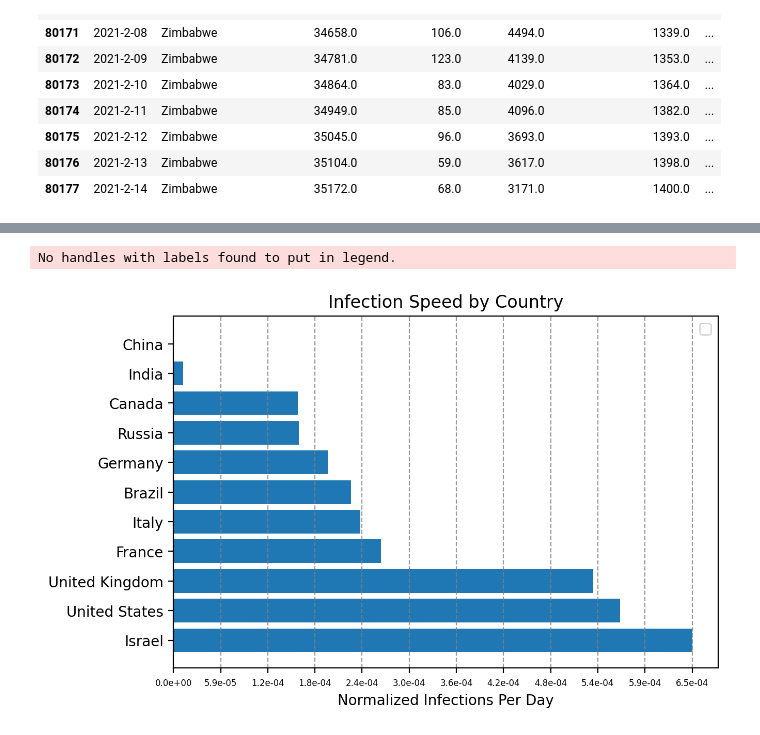
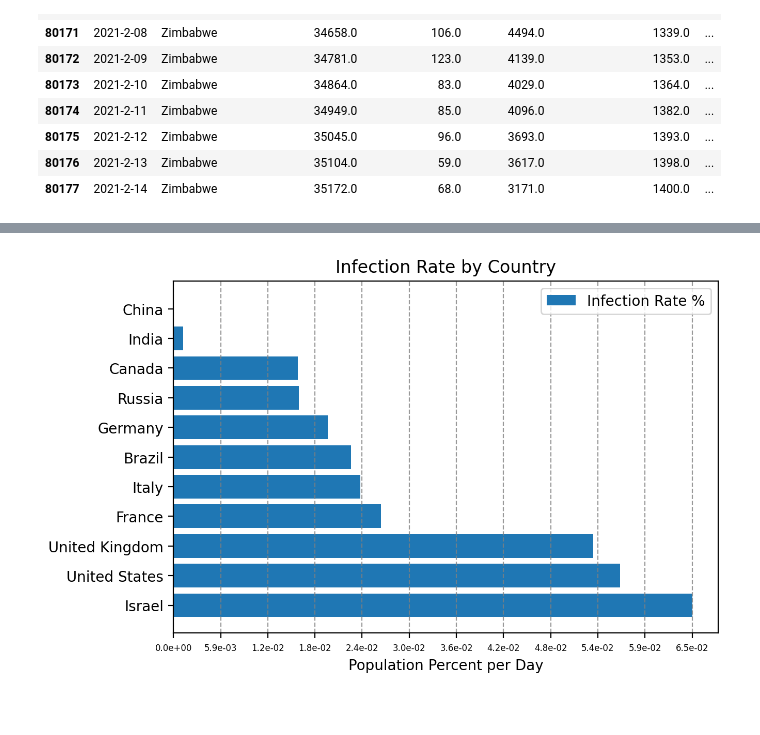
Before and after one commit to nievesrd-ai/data-scientist-nanodeg-proj1, a Jupyter notebook: project_01.ipynb, the cells around one changed output, grey strips where cells are left out. Cells and saved outputs as stored; diff of their text form; code cells hidden in the pictures.

```diff
--- a/project_01.ipynb
+++ b/project_01.ipynb
@@ -523,10 +551,9 @@ country_inf_df['normalized_inf_speed'] = country_inf_df['avg_inf_speed']/country
 # %%
 # plotting graph of normalized infection speed normalized by population
 country_inf_df = country_inf_df.sort_values(by='normalized_inf_speed', ascending=True)
-bar_maker = BarMaker(country_inf_df['country'].values, 'Infection Speed by Country')
-bar_maker.set_y([country_inf_df['normalized_inf_speed'].values])
-bar_maker.set_x(country_inf_df['normalized_inf_speed'].max(), 1, 'Normalized Infections Per Day')
+bar_maker = BarMaker(country_inf_df['country'].values, 'Infection Rate by Country')
+bar_maker.set_y([country_inf_df['normalized_inf_speed'].values], legend=['Infection Rate %'])
+bar_maker.set_x(country_inf_df['normalized_inf_speed'].max(), 100, 'Population Percent per Day')
 bar_maker.show()
 # %% [output]
-No handles with labels found to put in legend.
-[figure, old version]
+[figure, new version]
```
Also changed, not shown: parts of 51 cells of this notebook.
